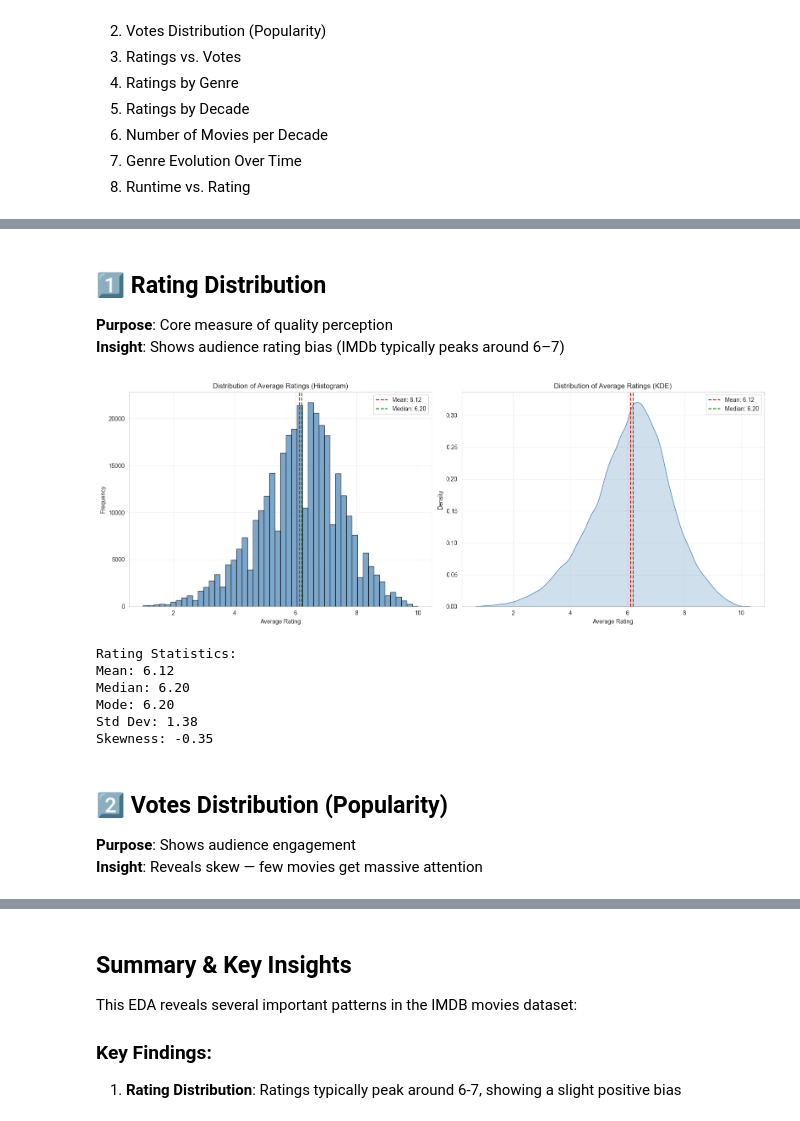
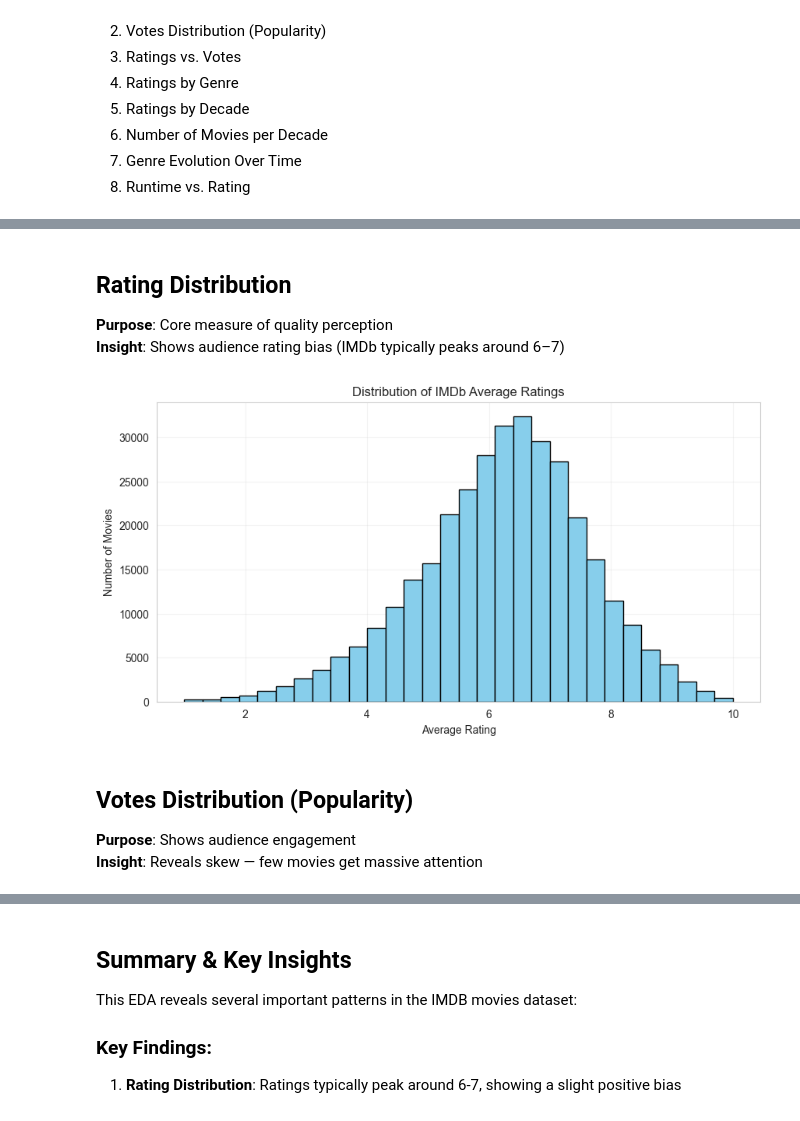
Before and after one commit to vermavaishnav70/DM-IMDB, a Jupyter notebook: notebooks/eda.ipynb, the cells around one changed output, grey strips where cells are left out. Saved outputs shown, nothing was run; the diff lists cells and outputs as text; code cells hidden in the pictures.

Commit message:
relevant eda visuals

```diff
--- a/notebooks/eda.ipynb
+++ b/notebooks/eda.ipynb
@@ -80,9 +51,0 @@ max         9.293599
-# %%
-# Create log-transformed votes column for better visualization
-df['logVotes'] = np.log10(df['numVotes'] + 1)
-
-# Extract primary genre (first genre in the list)
-df['primaryGenre'] = df['genres'].str.split(',').str[0]
-
-print("Feature engineering completed!")
-print(f"\nTop 10 primary genres:\n{df['primaryGenre'].value_counts().head(10)}")
@@ -105,49 +52,22 @@ Name: count, dtype: int64
 # %% [markdown]
-## 1️⃣ Rating Distribution
+## Rating Distribution
 **Purpose**: Core measure of quality perception
 **Insight**: Shows audience rating bias (IMDb typically peaks around 6–7)
 # %%
-fig, axes = plt.subplots(1, 2, figsize=(16, 6))
+plt.figure(figsize=(10,5))
 
-# Histogram
-axes[0].hist(df['averageRating'], bins=50, edgecolor='black', alpha=0.7, color='steelblue')
-axes[0].set_xlabel('Average Rating')
-axes[0].set_ylabel('Frequency')
-axes[0].set_title('Distribution of Average Ratings (Histogram)')
-axes[0].axvline(df['averageRating'].mean(), color='red', linestyle='--', label=f'Mean: {df["averageRating"].mean():.2f}')
-axes[0].axvline(df['averageRating'].median(), color='green', linestyle='--', label=f'Median: {df["averageRating"].median():.2f}')
-axes[0].legend()
-axes[0].grid(True, alpha=0.3)
+plt.hist(df['averageRating'].dropna(), bins=30, color='skyblue', edgecolor='black')
 
-# KDE plot
-sns.kdeplot(data=df, x='averageRating', fill=True, ax=axes[1], color='steelblue')
-axes[1].set_xlabel('Average Rating')
-axes[1].set_ylabel('Density')
-axes[1].set_title('Distribution of Average Ratings (KDE)')
-axes[1].axvline(df['averageRating'].mean(), color='red', linestyle='--', label=f'Mean: {df["averageRating"].mean():.2f}')
-axes[1].axvline(df['averageRating'].median(), color='green', linestyle='--', label=f'Median: {df["averageRating"].median():.2f}')
-axes[1].legend()
-axes[1].grid(True, alpha=0.3)
+plt.title("Distribution of IMDb Average Ratings")
+plt.xlabel("Average Rating")
+plt.ylabel("Number of Movies")
+plt.grid(alpha=0.25)
 
-plt.tight_layout()
 plt.show()
-
-print(f"Rating Statistics:")
-print(f"Mean: {df['averageRating'].mean():.2f}")
-print(f"Median: {df['averageRating'].median():.2f}")
-print(f"Mode: {df['averageRating'].mode()[0]:.2f}")
-print(f"Std Dev: {df['averageRating'].std():.2f}")
-print(f"Skewness: {df['averageRating'].skew():.2f}")
 # %% [output]
-[figure, old version]
+[figure, new version]
-Rating Statistics:
-Mean: 6.12
-Median: 6.20
-Mode: 6.20
-Std Dev: 1.38
-Skewness: -0.35
 # %% [markdown]
-## 2️⃣ Votes Distribution (Popularity)
+## Votes Distribution (Popularity)
 **Purpose**: Shows audience engagement
 **Insight**: Reveals skew — few movies get massive attention
 # %%
```
Also changed, not shown: parts of 18 cells of this notebook, 2 other files.
